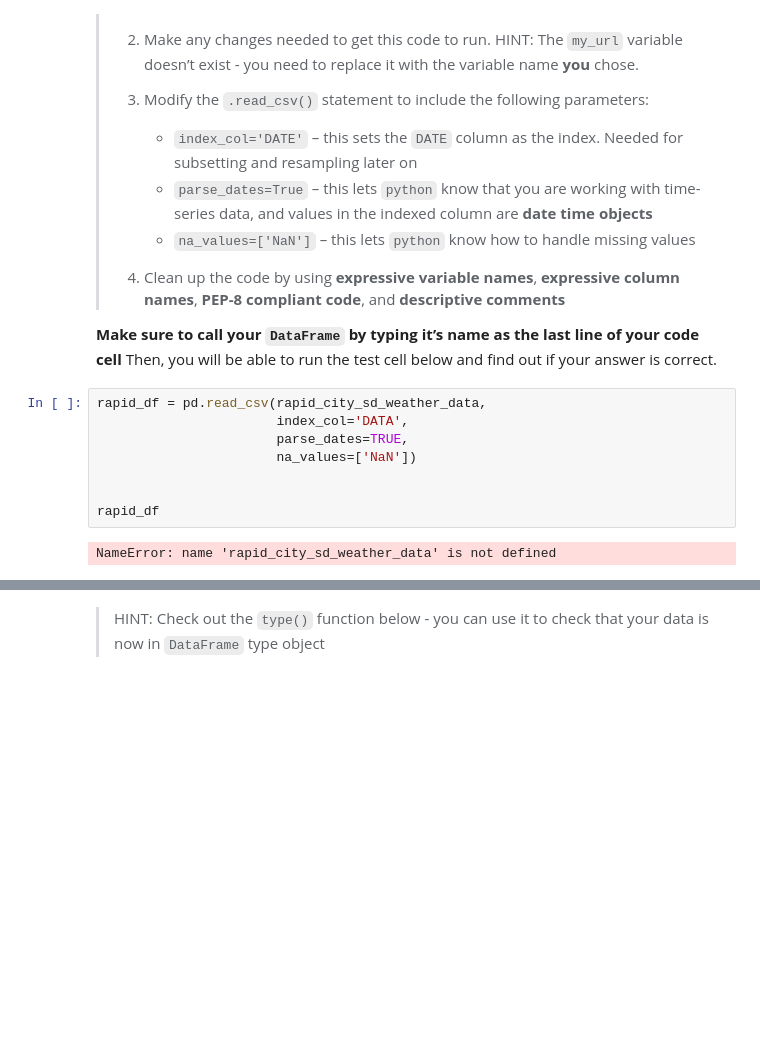
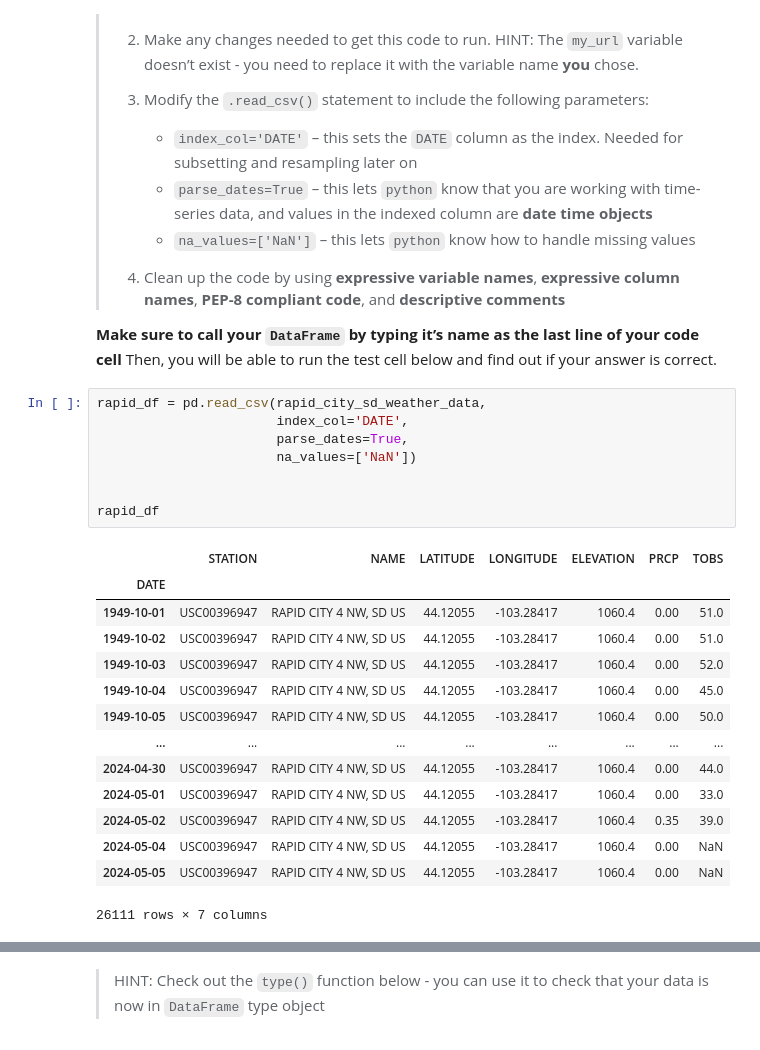
Before and after one commit to cu-esiil-edu/stars-01-get-started-deaglestaff, a Jupyter notebook: Get Started with Open Reproducible Science!.ipynb, the cells around one changed output, grey strips where cells are left out. Drawn from its saved outputs; the diff is of its cells as text; blank space fills up the shorter version.

```diff
--- a/Get Started with Open Reproducible Science!.ipynb
+++ b/Get Started with Open Reproducible Science!.ipynb
@@ -304,14 +303,27 @@ line of your code cell** Then, you will be able to run the test cell
 below and find out if your answer is correct.
 # %%
 rapid_df = pd.read_csv(rapid_city_sd_weather_data,
-                       index_col='DATA',
-                       parse_dates=TRUE,
+                       index_col='DATE',
+                       parse_dates=True,
                        na_values=['NaN'])
 
 
 rapid_df
 # %% [output]
+|  | STATION | NAME | LATITUDE | LONGITUDE | ELEVATION | PRCP | TOBS |
+| DATE |  |  |  |  |  |  |  |
+| 1949-10-01 | USC00396947 | RAPID CITY 4 NW, SD US | 44.12055 | -103.28417 | 1060.4 | 0.00 | 51.0 |
+| 1949-10-02 | USC00396947 | RAPID CITY 4 NW, SD US | 44.12055 | -103.28417 | 1060.4 | 0.00 | 51.0 |
+| 1949-10-03 | USC00396947 | RAPID CITY 4 NW, SD US | 44.12055 | -103.28417 | 1060.4 | 0.00 | 52.0 |
+| 1949-10-04 | USC00396947 | RAPID CITY 4 NW, SD US | 44.12055 | -103.28417 | 1060.4 | 0.00 | 45.0 |
+| 1949-10-05 | USC00396947 | RAPID CITY 4 NW, SD US | 44.12055 | -103.28417 | 1060.4 | 0.00 | 50.0 |
+| ... | ... | ... | ... | ... | ... | ... | ... |
+| 2024-04-30 | USC00396947 | RAPID CITY 4 NW, SD US | 44.12055 | -103.28417 | 1060.4 | 0.00 | 44.0 |
+| 2024-05-01 | USC00396947 | RAPID CITY 4 NW, SD US | 44.12055 | -103.28417 | 1060.4 | 0.00 | 33.0 |
+| 2024-05-02 | USC00396947 | RAPID CITY 4 NW, SD US | 44.12055 | -103.28417 | 1060.4 | 0.35 | 39.0 |
+| 2024-05-04 | USC00396947 | RAPID CITY 4 NW, SD US | 44.12055 | -103.28417 | 1060.4 | 0.00 | NaN |
+| 2024-05-05 | USC00396947 | RAPID CITY 4 NW, SD US | 44.12055 | -103.28417 | 1060.4 | 0.00 | NaN |
-NameError: name 'rapid_city_sd_weather_data' is not defined
+26111 rows × 7 columns
 # %%
 # DO NOT MODIFY THIS TEST CELL
 tmax_df_resp = _
```
Also changed, not shown: parts of 8 cells of this notebook.
